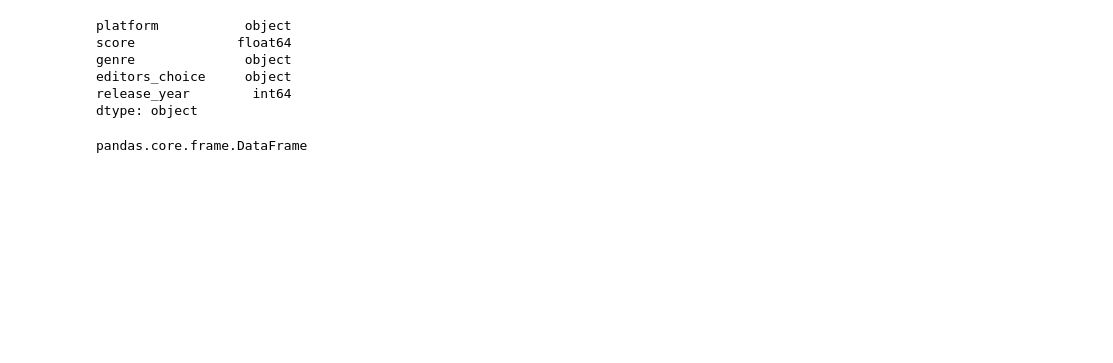
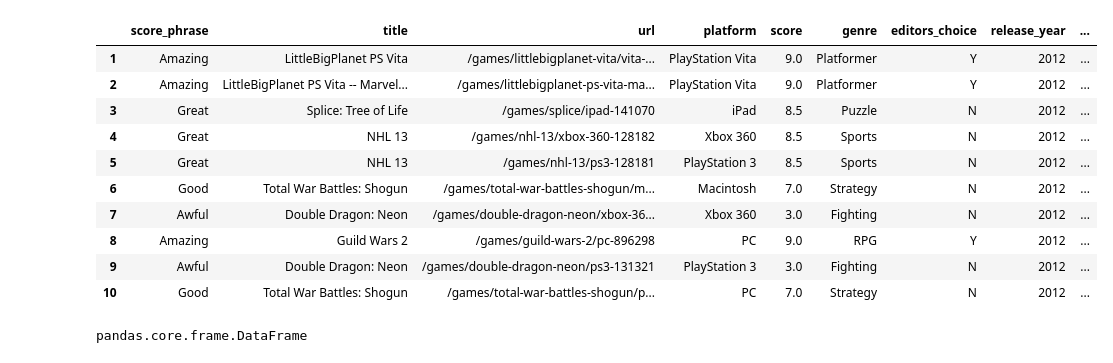
Before and after one commit to KarthikBhaktha/PopularGameGenrePy, a Jupyter notebook: gameEDA.ipynb, the cells around one changed output. Saved outputs shown, nothing was run; the diff lists cells and outputs as text; code cells hidden in the pictures; blank space fills up the shorter version.

```diff
--- a/gameEDA.ipynb
+++ b/gameEDA.ipynb
@@ -5,21 +16,21 @@ import matplotlib.pyplot as plt
 %matplotlib inline
-# %%
-df = pd.read_csv('C:\\Users\\kats1\\OneDrive\\Documents\\GitHub\\PopularGameGenrePy\\ign.csv', header=0, index_col=0)
-#df.set_index('ID')
-# df.index.name = 'ID'
-# df.describe()
-# df.head()
-df.index+=1
-df.drop(['url','release_month','release_day','title','score_phrase'], axis=1,inplace=True)
-
-df.dtypes
-# %% [output]
-platform           object
-score             float64
-genre              object
-editors_choice     object
-release_year        int64
-dtype: object
+# %%
+#importing a csv file
+df = pd.read_csv('ign.csv', header=0, index_col=0)
+df.index+=1
+df.head(10)
+# %% [output]
+|  | score_phrase | title | url | platform | score | genre | editors_choice | release_year | ... |
+| 1 | Amazing | LittleBigPlanet PS Vita | /games/littlebigplanet-vita/vita-... | PlayStation Vita | 9.0 | Platformer | Y | 2012 | ... |
+| 2 | Amazing | LittleBigPlanet PS Vita -- Marvel... | /games/littlebigplanet-ps-vita-ma... | PlayStation Vita | 9.0 | Platformer | Y | 2012 | ... |
+| 3 | Great | Splice: Tree of Life | /games/splice/ipad-141070 | iPad | 8.5 | Puzzle | N | 2012 | ... |
+| 4 | Great | NHL 13 | /games/nhl-13/xbox-360-128182 | Xbox 360 | 8.5 | Sports | N | 2012 | ... |
+| 5 | Great | NHL 13 | /games/nhl-13/ps3-128181 | PlayStation 3 | 8.5 | Sports | N | 2012 | ... |
+| 6 | Good | Total War Battles: Shogun | /games/total-war-battles-shogun/m... | Macintosh | 7.0 | Strategy | N | 2012 | ... |
+| 7 | Awful | Double Dragon: Neon | /games/double-dragon-neon/xbox-36... | Xbox 360 | 3.0 | Fighting | N | 2012 | ... |
+| 8 | Amazing | Guild Wars 2 | /games/guild-wars-2/pc-896298 | PC | 9.0 | RPG | Y | 2012 | ... |
+| 9 | Awful | Double Dragon: Neon | /games/double-dragon-neon/ps3-131321 | PlayStation 3 | 3.0 | Fighting | N | 2012 | ... |
+| 10 | Good | Total War Battles: Shogun | /games/total-war-battles-shogun/p... | PC | 7.0 | Strategy | N | 2012 | ... |
 # %%
 df.head(50)
 sort_by_year = df.sort_values(['release_year','platform','genre'])
```
Also changed, not shown: parts of 18 cells of this notebook, 1 other file.
